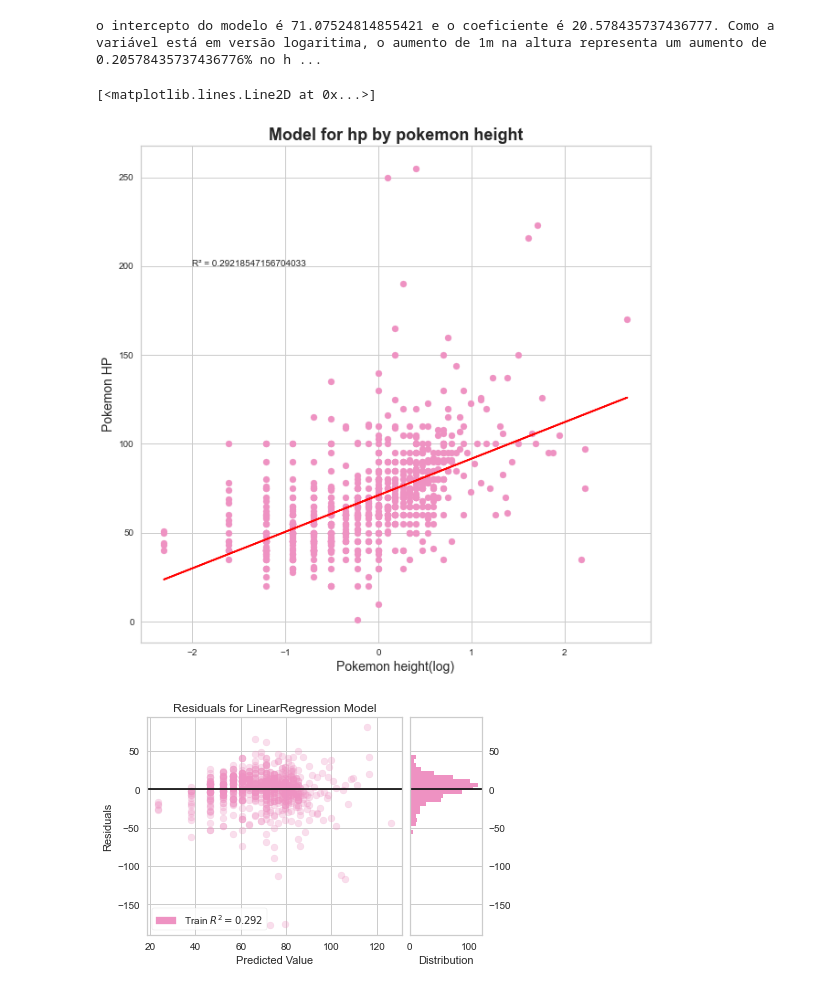
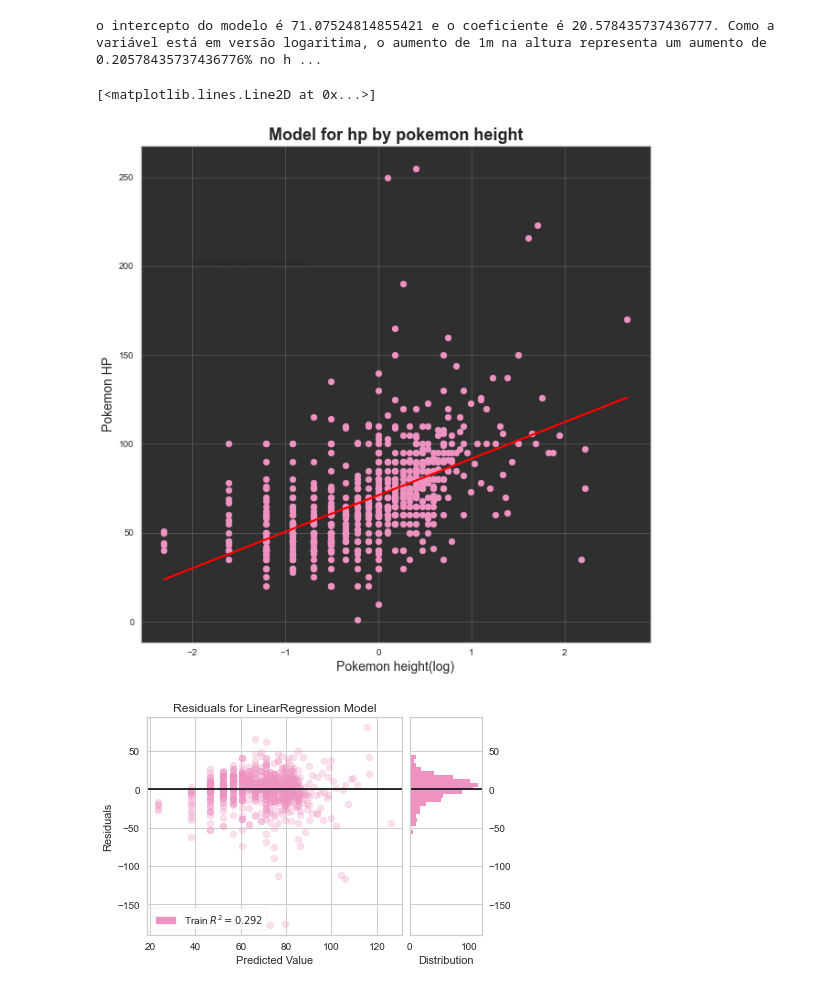
Before and after one commit to LissesCastro/WIP_Pokemon-Regression-Analysis, a Jupyter notebook: Pokemon_Linear_Regression_Sklearn.ipynb, the cells around one changed output. Saved outputs shown, nothing was run; the diff lists cells and outputs as text; code cells hidden in the pictures.

```diff
--- a/Pokemon_Linear_Regression_Sklearn.ipynb
+++ b/Pokemon_Linear_Regression_Sklearn.ipynb
@@ -170,14 +170,16 @@ o intercepto do modelo é 71.07524814855421 e o coeficiente é 20.57843573743677
 # %%
 fig, ax = plt.subplots(figsize=(10,10))
 ax.set_title('Model for hp by pokemon height', fontdict={'size': 18, 'family':'sans-serif', 'weight':'bold'})
 ax.set_ylabel('Pokemon HP', fontdict={'size': 14})
 ax.set_xlabel('Pokemon height(log)', fontdict={'size': 14})
+ax.set_facecolor('#2F2F2F')
+ax.grid(alpha=0.2)
 ax.annotate('R² = {}'.format(regressao.score(x1, y)), (-2,200))
 plt.scatter(x1, y, color='#EE92C2')
 plt.plot(x1, modelo.predict(x1), color='red')
 # %% [output]
 [<matplotlib.lines.Line2D at 0x...>]
-[figure, old version]
+[figure, new version]
 # %%
 vresiduos = ResidualsPlot(modelo, train_alpha=0.3, train_color='#EE92C2')
 vresiduos.fit(x1, y, figsize=(20,20))
```
Also changed, not shown: parts of 5 cells of this notebook, 4 other files.
